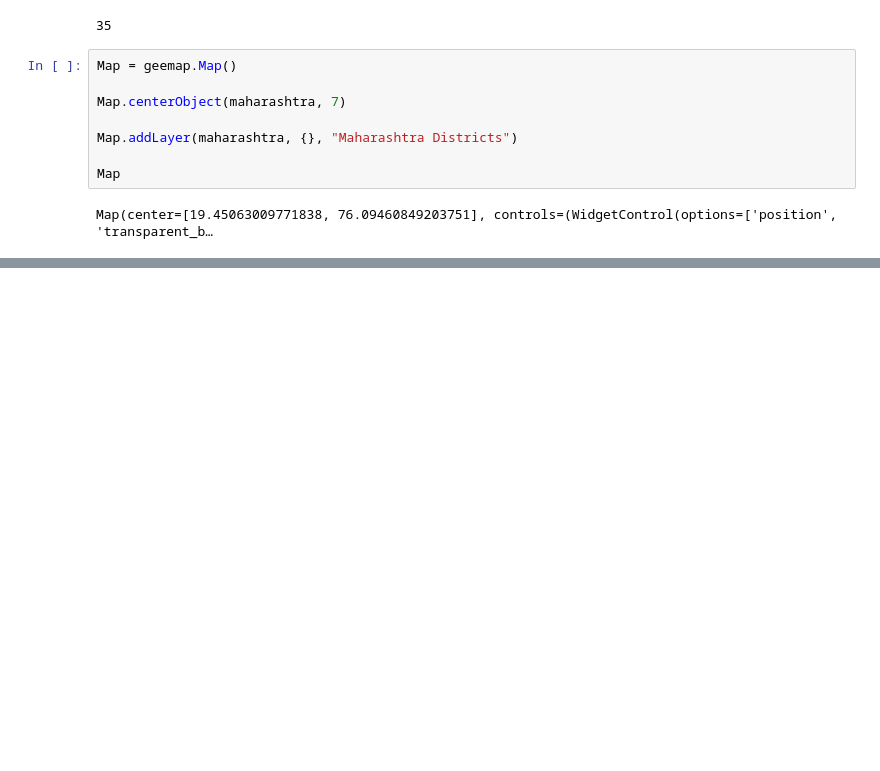
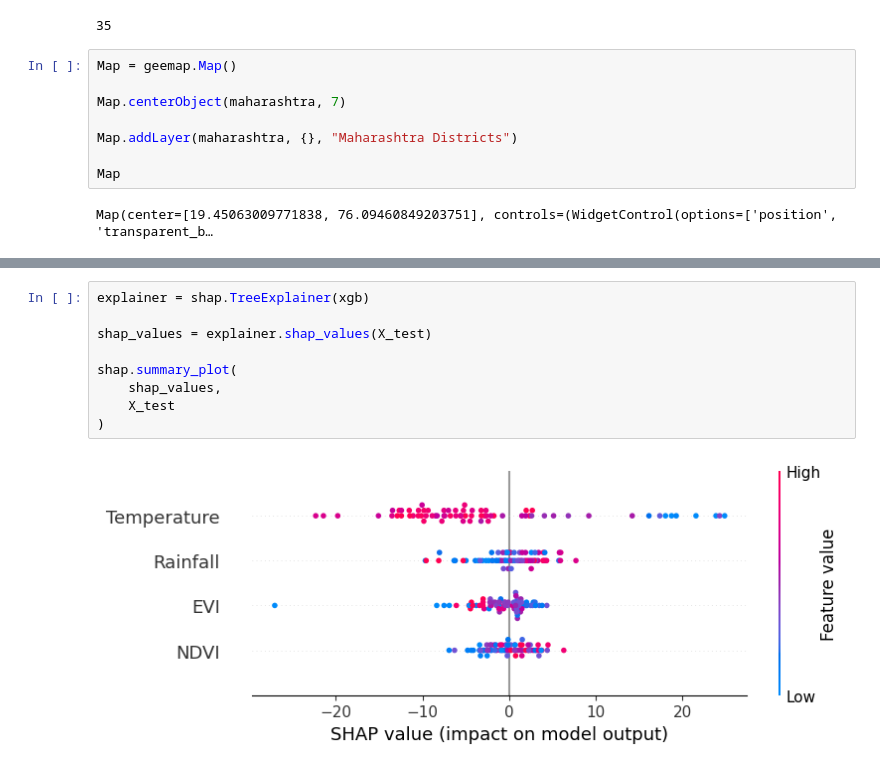
Before and after one commit to RiteshD11/Satellite-Assisted-District-Level-Sugarcane-Yield-Forecasting, a Jupyter notebook: 01_GEE_Data_Extraction.ipynb, the cells around one changed output, grey strips where cells are left out. Cells and saved outputs as stored; diff of their text form; blank space fills up the shorter version.

```diff
--- a/01_GEE_Data_Extraction.ipynb
+++ b/01_GEE_Data_Extraction.ipynb
@@ -57,0 +1326,11 @@ Map(center=[19.45063009771838, 76.09460849203751], controls=(WidgetControl(optio
+# %%
+explainer = shap.TreeExplainer(xgb)
+
+shap_values = explainer.shap_values(X_test)
+
+shap.summary_plot(
+    shap_values,
+    X_test
+)
+# %% [output]
+[figure, added]
```
Also changed, not shown: parts of 90 cells of this notebook.
